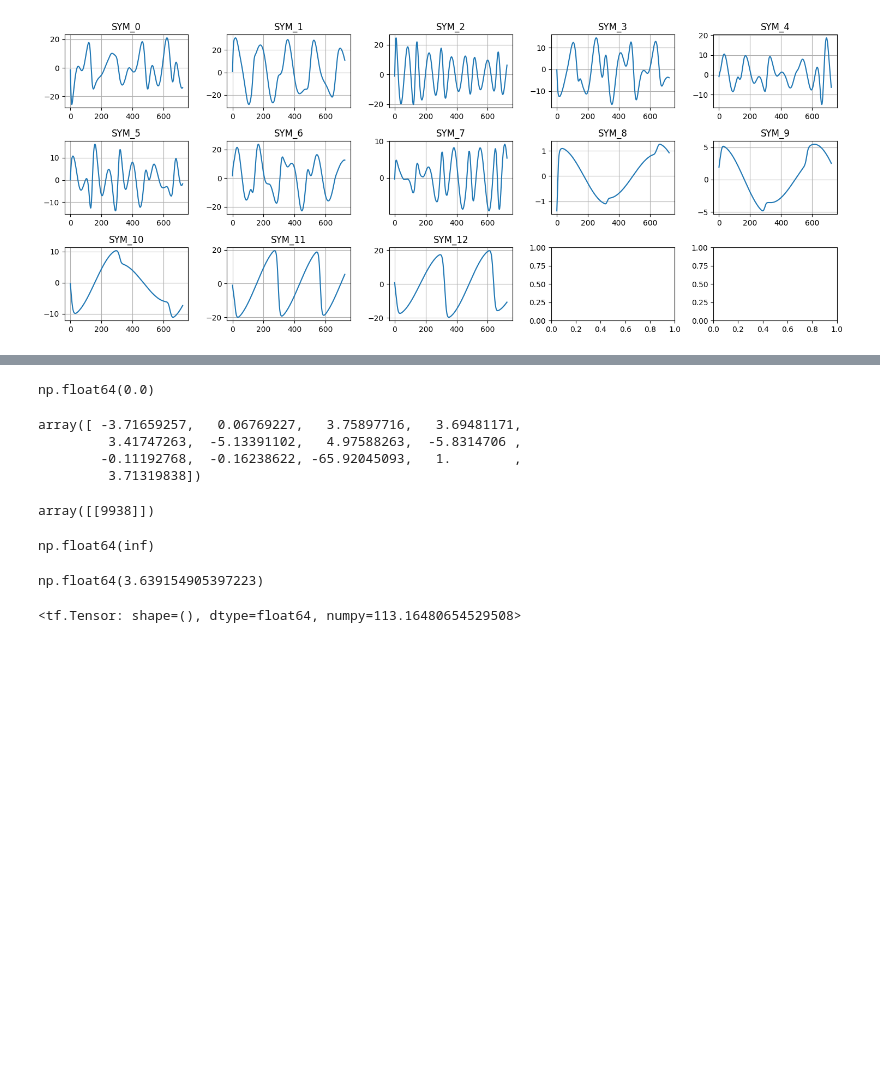
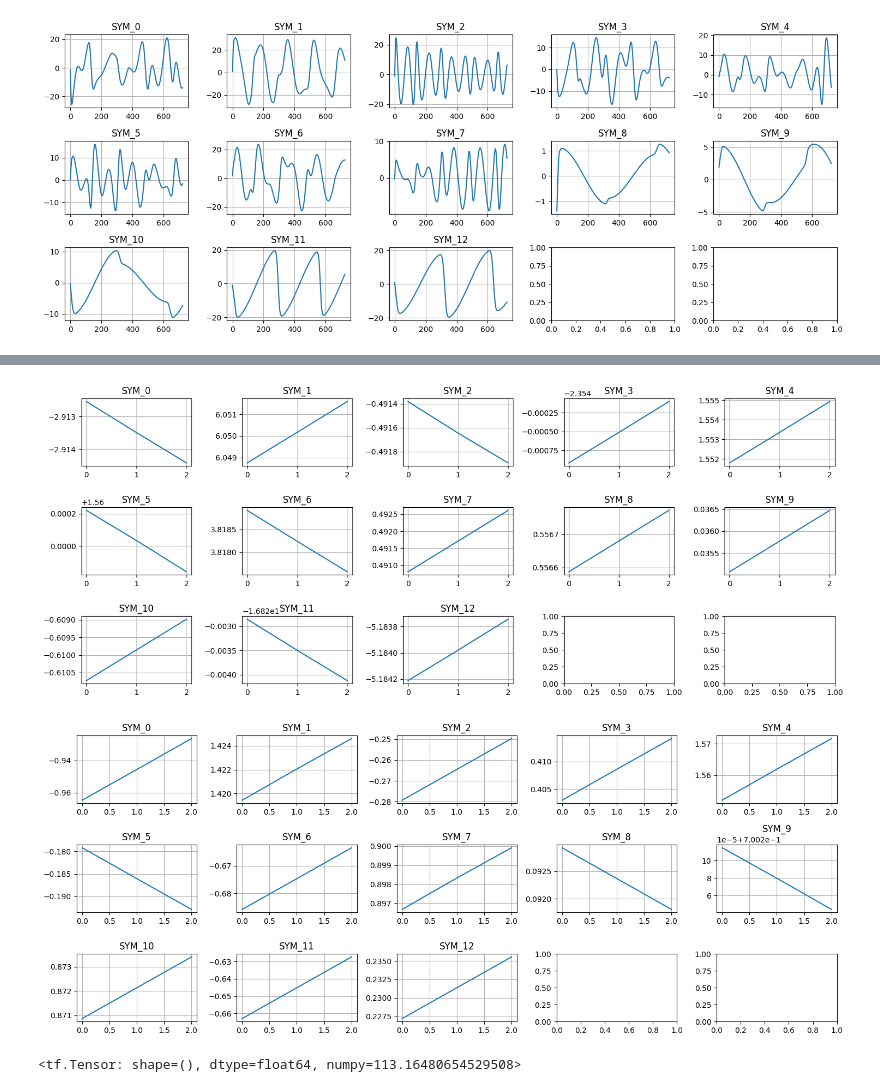
Before and after one commit to YedaCui/TSRLproject_JPMorgan, a Jupyter notebook: lrtf.ipynb, the cells around one changed output, grey strips where cells are left out. Drawn from its saved outputs; the diff is of its cells as text; code cells hidden in the pictures; blank space fills up the shorter version.

```diff
--- a/lrtf.ipynb
+++ b/lrtf.ipynb
@@ -444,5 +474,5 @@ plt.show()
 # %%
 import pickle
 
-with open("/home/ycui/Documents/TSRLproject_JPMorgan/data/pmglmmB/train_0.obj", "rb") as f:
+with open("/home/ycui/Documents/TSRLproject_JPMorgan/data/pmglmmB_narprior/train_6.obj", "rb") as f:
     data = pickle.load(f)
@@ -490,26 +479,21 @@ array([[  17.61247087,   40.62912943, -104.76884912, ...,   -0.28832123,
-# %%
-np.mean(data["train_timegrads"][0][len(data["train_timegrads"][0])//2:len(data["train_timegrads"][0])//2+13] == 0)
-# %% [output]
-np.float64(0.0)
-# %%
-data["train_timegrads"][299][len(data["train_timegrads"][0])//2:len(data["train_timegrads"][0])//2+13]
-# %% [output]
-array([ -3.71659257,   0.06769227,   3.75897716,   3.69481171,
-         3.41747263,  -5.13391102,   4.97588263,  -5.8314706 ,
-        -0.11192768,  -0.16238622, -65.92045093,   1.        ,
-         3.71319838])
-# %%
-np.argwhere(np.isinf(data["train_timegrads"][299][len(data["train_timegrads"][0])//2+13:]))
-# %% [output]
-array([[9938]])
-# %%
-data["train_timegrads"][299][len(data["train_timegrads"][0])//2+13+9938]
-# %% [output]
-np.float64(inf)
-# %%
-data["train_states"][299][len(data["train_timegrads"][0])//2+13+9938]
-# %% [output]
-np.float64(3.639154905397223)
+# %%
+def plotsth(states,):
+    import numpy as np
+    import matplotlib.pyplot as plt
+    fig, axes = plt.subplots(3, 5, figsize=(15, 6))
+    axes = axes.flatten()
+    for i in range(13):
+        axes[i].plot(states[:,i])
+        axes[i].set_title(f"SYM_{i}")
+        axes[i].grid(True)
+    plt.tight_layout()
+    plt.show()
+
+plotsth(data["states"])
+plotsth(data["states"][:,len(data["states"][0])//2:])
+# %% [output]
+[figure, added]
+[figure, added]
 # %%
 import numpy as np
 from src import utils
```
Also changed, not shown: parts of 11 cells of this notebook, 3 other files.
